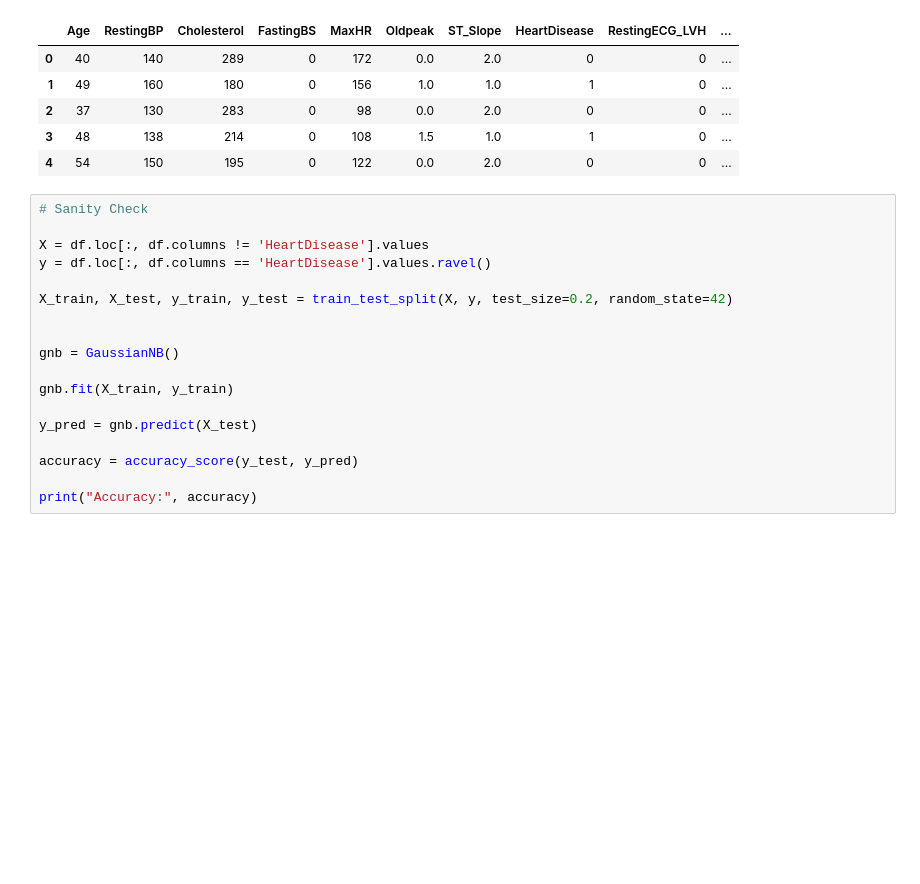
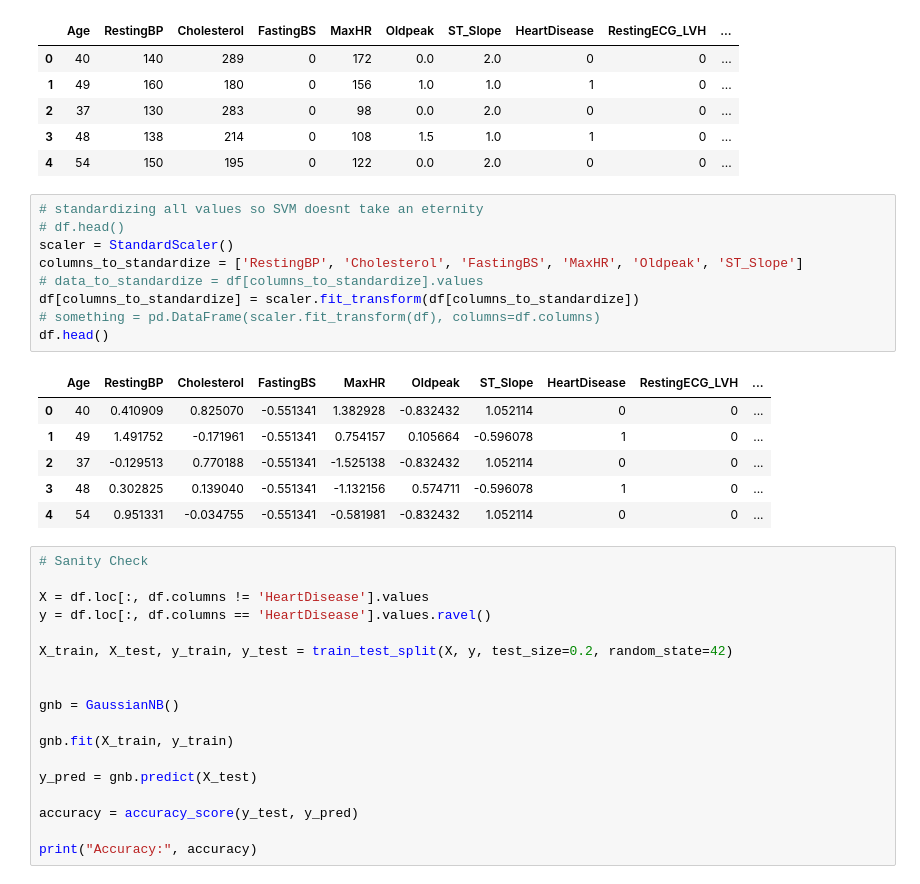
Before and after one commit to jonivrapi/applied-ml, a Jupyter notebook: assignments/assignment5/Vrapi-Assignment5.ipynb, the cells around one changed output. Saved outputs shown, nothing was run; the diff lists cells and outputs as text; blank space fills up the shorter version.

```diff
--- a/assignments/assignment5/Vrapi-Assignment5.ipynb
+++ b/assignments/assignment5/Vrapi-Assignment5.ipynb
@@ -85,6 +86,22 @@ df.head()
 | 2 | 37 | 130 | 283 | 0 | 98 | 0.0 | 2.0 | 0 | 0 | ... |
 | 3 | 48 | 138 | 214 | 0 | 108 | 1.5 | 1.0 | 1 | 0 | ... |
 | 4 | 54 | 150 | 195 | 0 | 122 | 0.0 | 2.0 | 0 | 0 | ... |
+# %%
+# standardizing all values so SVM doesnt take an eternity
+# df.head()
+scaler = StandardScaler()
+columns_to_standardize = ['RestingBP', 'Cholesterol', 'FastingBS', 'MaxHR', 'Oldpeak', 'ST_Slope']
+# data_to_standardize = df[columns_to_standardize].values
+df[columns_to_standardize] = scaler.fit_transform(df[columns_to_standardize])
+# something = pd.DataFrame(scaler.fit_transform(df), columns=df.columns)
+df.head()
+# %% [output]
+|  | Age | RestingBP | Cholesterol | FastingBS | MaxHR | Oldpeak | ST_Slope | HeartDisease | RestingECG_LVH | ... |
+| 0 | 40 | 0.410909 | 0.825070 | -0.551341 | 1.382928 | -0.832432 | 1.052114 | 0 | 0 | ... |
+| 1 | 49 | 1.491752 | -0.171961 | -0.551341 | 0.754157 | 0.105664 | -0.596078 | 1 | 0 | ... |
+| 2 | 37 | -0.129513 | 0.770188 | -0.551341 | -1.525138 | -0.832432 | 1.052114 | 0 | 0 | ... |
+| 3 | 48 | 0.302825 | 0.139040 | -0.551341 | -1.132156 | 0.574711 | -0.596078 | 1 | 0 | ... |
+| 4 | 54 | 0.951331 | -0.034755 | -0.551341 | -0.581981 | -0.832432 | 1.052114 | 0 | 0 | ... |
 # %%
 # Sanity Check
 
```
Also changed, not shown: parts of 7 cells of this notebook.
